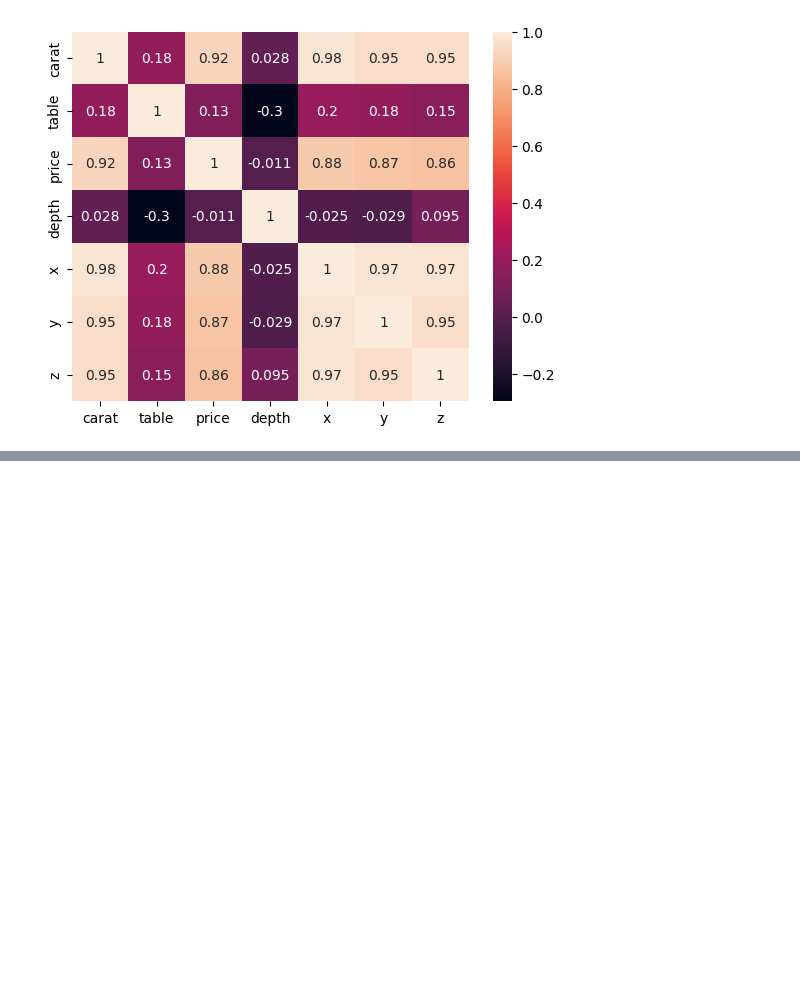
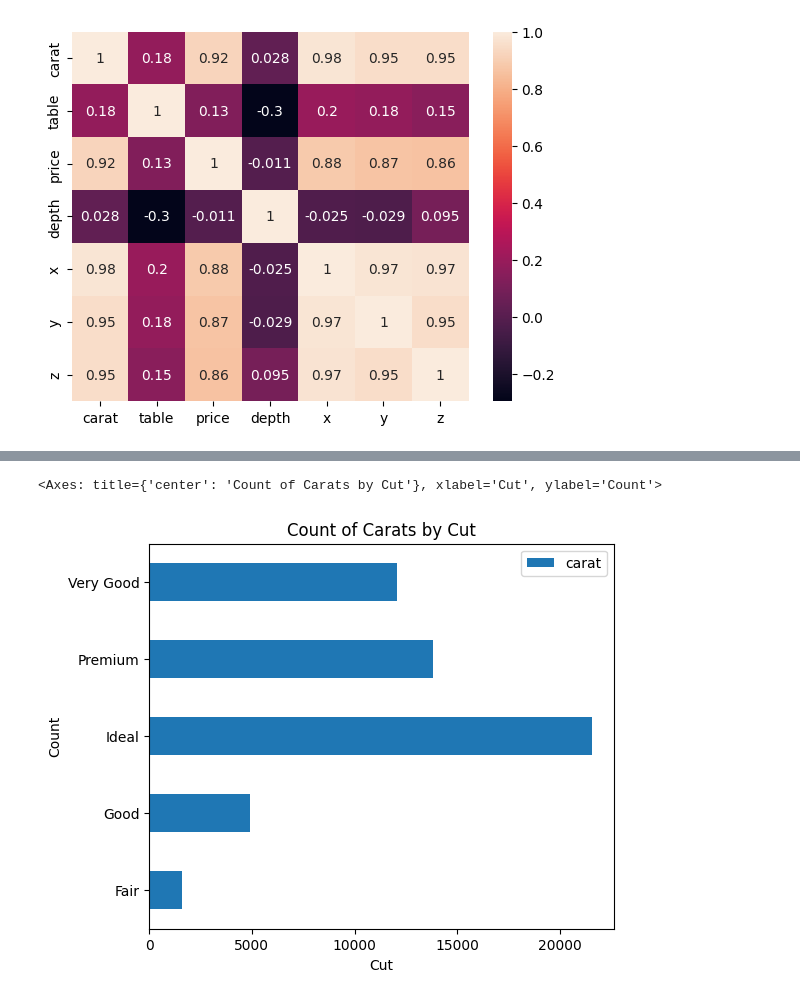
Before and after one commit to IbrahimHammed/PythonVisualization, a Jupyter notebook: DiamondsEDA.ipynb, the cells around one changed output, grey strips where cells are left out. Cells and saved outputs as stored; diff of their text form; code cells hidden in the pictures; blank space fills up the shorter version.

```diff
--- a/DiamondsEDA.ipynb
+++ b/DiamondsEDA.ipynb
@@ -163,0 +447,16 @@ sns.heatmap(dfCorrelation.corr(), annot=True)
+# %%
+# Method: Pandas Method
+# Type: Horizontal bar chart
+
+data.plot(
+    kind='barh',
+    figsize=(6,5),
+    title='Count of Carats by Cut',
+    xlabel='Cut',
+    ylabel='Count',
+    fontsize=10,
+    legend=True
+    )
+# %% [output]
+<Axes: title={'center': 'Count of Carats by Cut'}, xlabel='Cut', ylabel='Count'>
+[figure, added]
```
Also changed, not shown: parts of 75 cells of this notebook.
